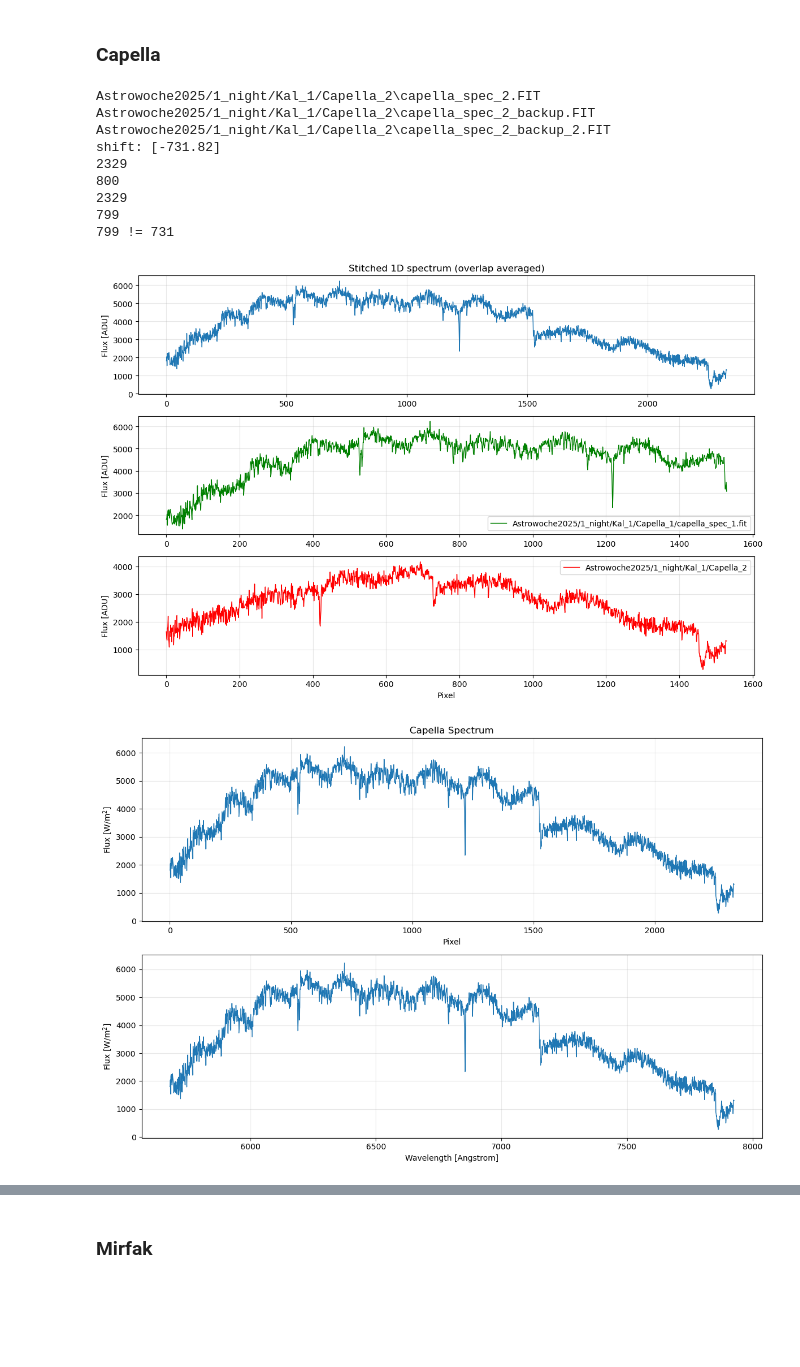
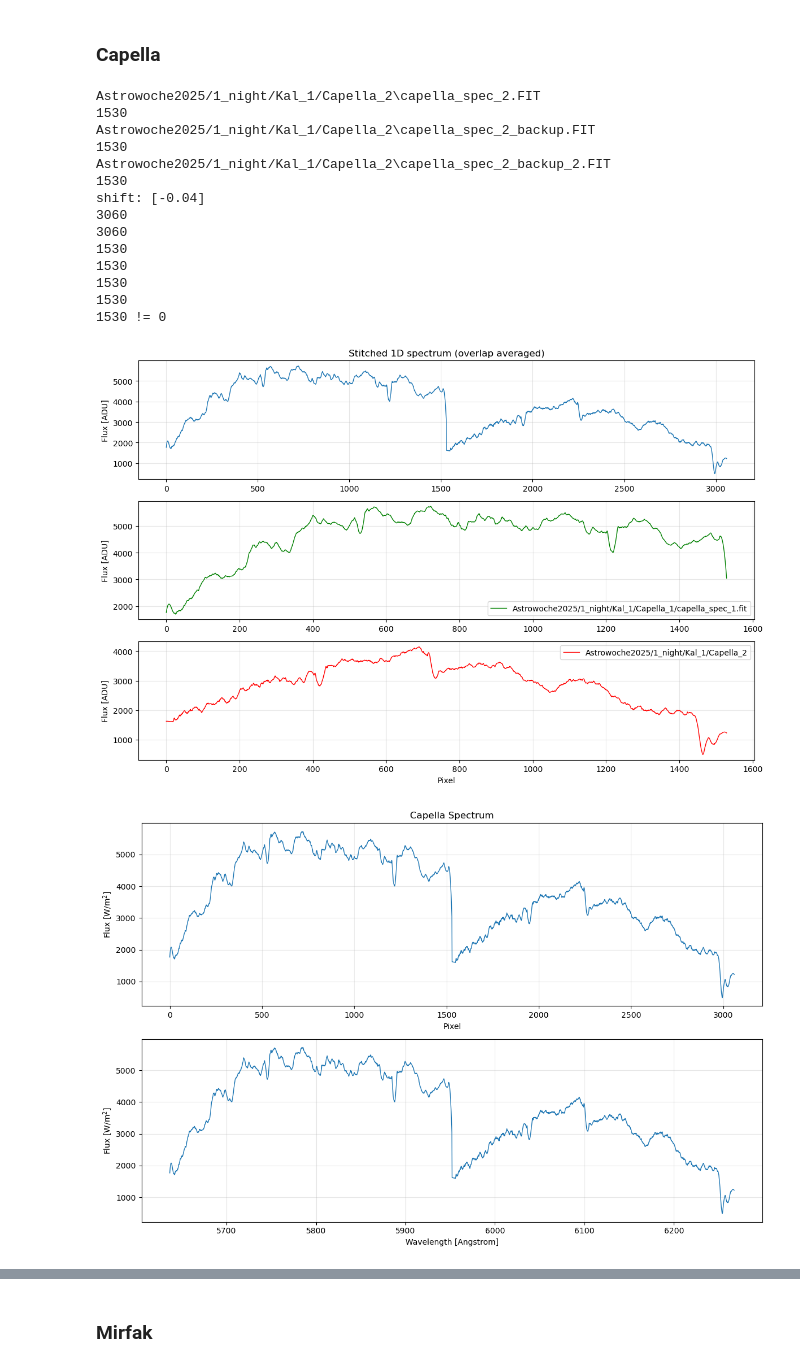
Before and after one commit to michelhausammann/Astrowoche, a Jupyter notebook: data_framework.ipynb, the cells around one changed output, grey strips where cells are left out. Cells and saved outputs as stored; diff of their text form; code cells hidden in the pictures; blank space fills up the shorter version.

```diff
--- a/data_framework.ipynb
+++ b/data_framework.ipynb
@@ -774,8 +618,9 @@ def plot_spectrum(x_comb, lam_axis, s_comb, title):
 
 path1 = "Astrowoche2025/1_night/Kal_1/kal_1_after.fit"
 path2 = "Astrowoche2025/1_night/Kal_1/kal_0_35/kal_2_after.FIT"
-x_comb, s_comb, shift, x1, s1, *rest = combine_spec(path1, path2, plot = True, shift = -700)
+x_comb, s_comb, shift, x1, s1, x2, s2, scal = combine_spec(path1, path2, plot = True, shift = -700)
 
+print("Scal:", scal)
 
 ninl, coeff = calibrate_with_anchor(x_comb, s_comb, ref_w, tol=1.5)
 print("inliers:", ninl, "coeff:", coeff)
@@ -891,19 +740,24 @@ shift: [-156.04]
 # %%
 path1 = "Astrowoche2025/1_night/Kal_1/Capella_1/capella_spec_1.fit"
 path2 = "Astrowoche2025/1_night/Kal_1/Capella_2"
 
-x_comb_capella, s_comb_capella, *rest = combine_spec(path1, path2, folder2=True, plot = True)
+x_comb_capella, s_comb_capella, *rest = combine_spec(path1, path2, folder2=True, plot = True, scal = scal, filtering = True)
 lam_axis_capella = np.polyval(coeff, x_comb_capella)
 plot_spectrum(x_comb_capella, lam_axis_capella, s_comb_capella, "Capella Spectrum")
 # %% [output]
 Astrowoche2025/1_night/Kal_1/Capella_2\capella_spec_2.FIT
+1530
 Astrowoche2025/1_night/Kal_1/Capella_2\capella_spec_2_backup.FIT
+1530
 Astrowoche2025/1_night/Kal_1/Capella_2\capella_spec_2_backup_2.FIT
-shift: [-731.82]
-2329
-800
-2329
-799
-799 != 731
+1530
+shift: [-0.04]
+3060
+3060
+1530
+1530
+1530
+1530
+1530 != 0
-[figure, old version]
+[figure, new version]
-[figure, old version]
+[figure, new version]
```
Also changed, not shown: parts of 14 cells of this notebook.
